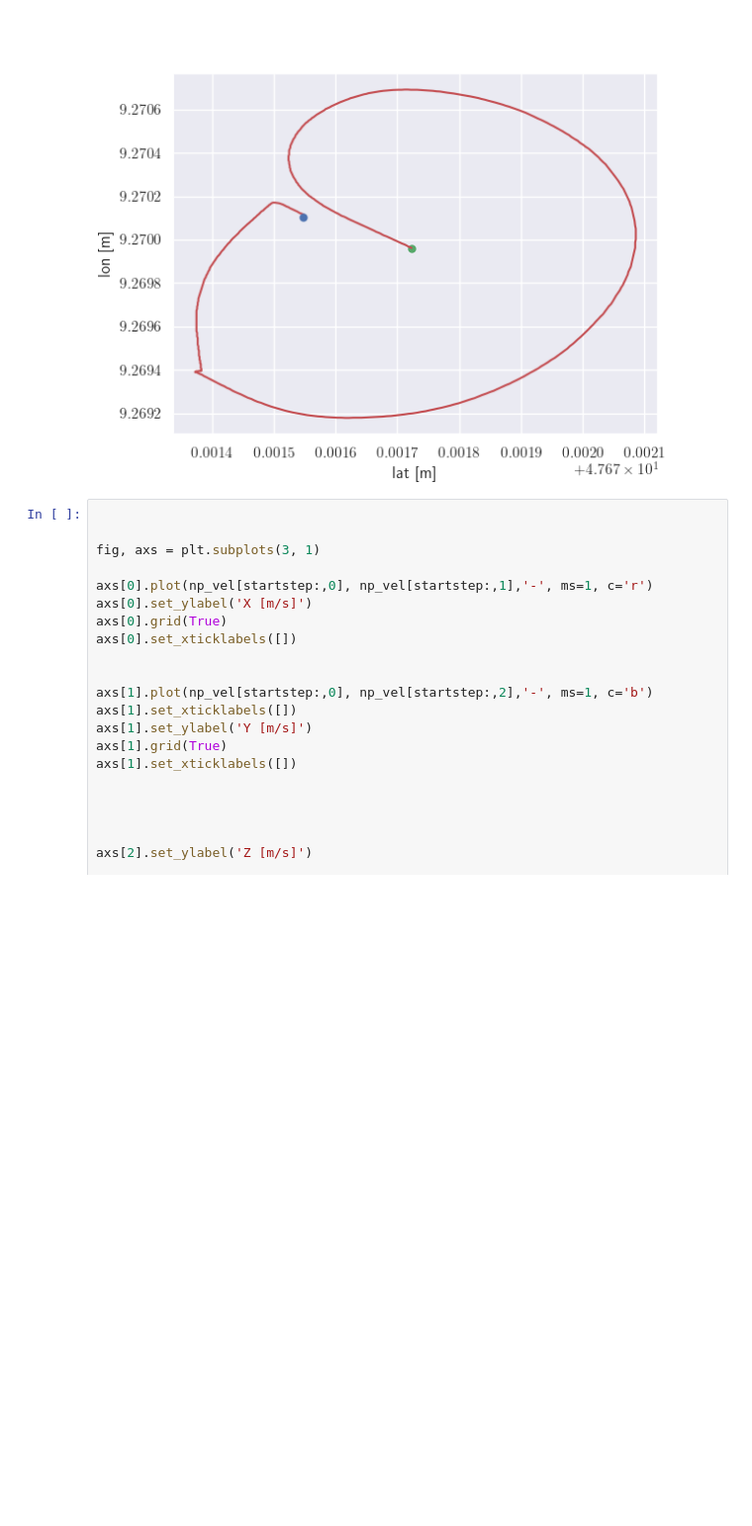
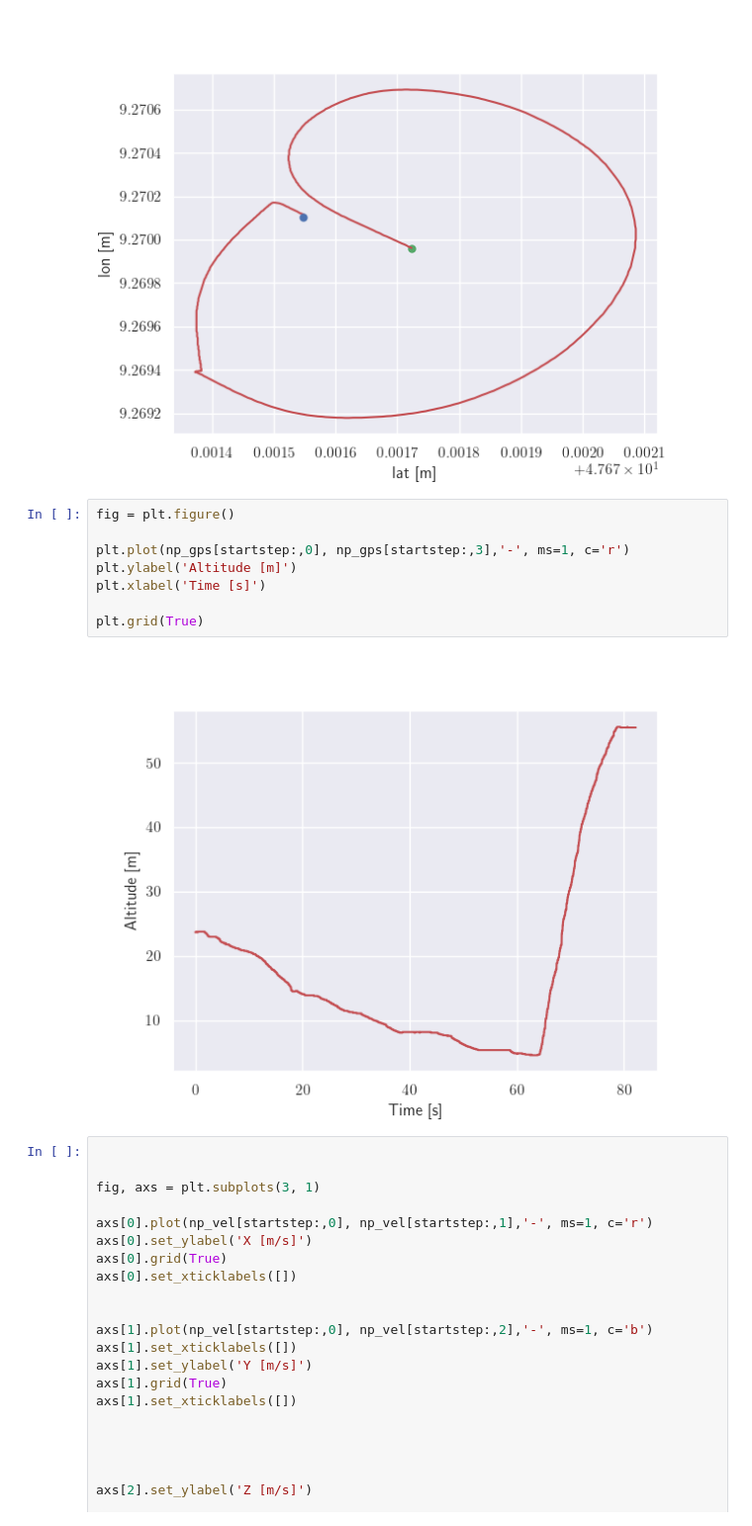
Before and after one commit to simenallum/msc_thesis, a Jupyter notebook: offline_utils/bagfile_creation/analyse_test_data_bags.ipynb, the cells around one changed output. Shown: that part at 99% size. Drawn from its saved outputs; the diff is of its cells as text; blank space fills up the shorter version.

```diff
--- a/offline_utils/bagfile_creation/analyse_test_data_bags.ipynb
+++ b/offline_utils/bagfile_creation/analyse_test_data_bags.ipynb
@@ -194,6 +186,16 @@ plt.xlabel('lat [m]')
 plt.grid(True)
 # %% [output]
 [figure]
+# %%
+fig = plt.figure()
+
+plt.plot(np_gps[startstep:,0], np_gps[startstep:,3],'-', ms=1, c='r')
+plt.ylabel('Altitude [m]')
+plt.xlabel('Time [s]')
+
+plt.grid(True)
+# %% [output]
+[figure, added]
 # %%
 
 
```
Also changed, not shown: parts of 5 cells of this notebook, 5 other files.
